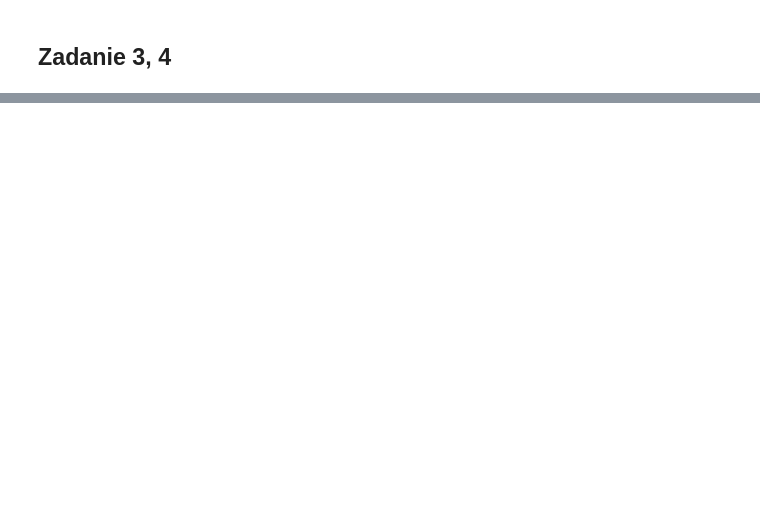
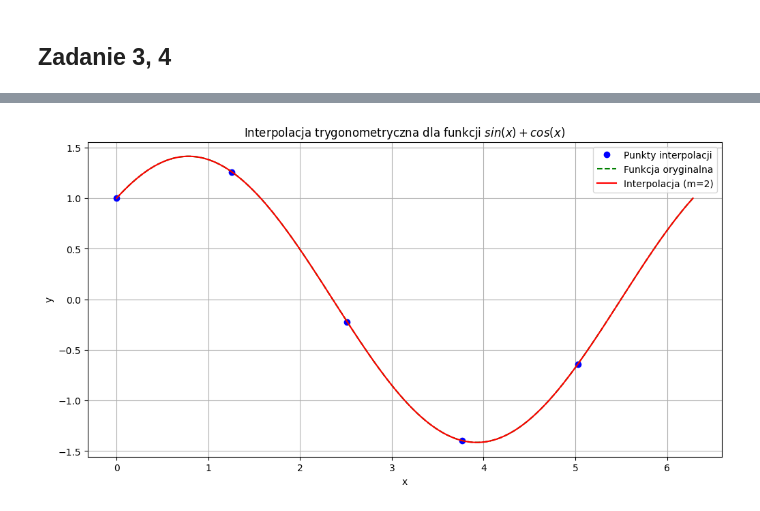
Before and after one commit to maxi7524/numerical-methods, a Jupyter notebook: results.ipynb, the cells around one changed output, grey strips where cells are left out. Saved outputs shown, nothing was run; the diff lists cells and outputs as text; code cells hidden in the pictures; blank space fills up the shorter version.

```diff
--- a/results.ipynb
+++ b/results.ipynb
@@ -344,0 +452,98 @@ NameError: name 'clenshaw_evaluate' is not defined
+# %%
+def trigonometric_interpolation(f, m):
+    """
+    Compute trigonometric interpolation for function f with parameter m.
+
+    Parameters:
+    f: Function to interpolate
+    m: Parameter determining number of coefficients
+
+    Returns:
+    callable: Interpolating function
+    """
+    n = 2 * m
+    # Generate z points according to the formula
+    z = np.array([(2 * np.pi * k) / (n + 1) for k in range(n + 1)])
+    f_values = f(z)
+
+    # Calculate c coefficient
+    c = (1 / (n + 1)) * np.sum(f_values)
+
+    # Calculate a and b coefficients
+    a = np.zeros(m + 1)
+    b = np.zeros(m + 1)
+
+    for k in range(1, m + 1):
+        a[k] = (2 / (n + 1)) * np.sum(f_values * np.cos(k * z))
+        b[k] = (2 / (n + 1)) * np.sum(f_values * np.sin(k * z))
+
+    def interpolant(x):
+        """Evaluate the interpolating function at point x"""
+        result = c
+        for s in range(1, m + 1):
+            result += a[s] * np.cos(s * x) + b[s] * np.sin(s * x)
+        return result
+
+    return interpolant
+
+def test_trigonometric_interpolation():
+    """
+    Test the trigonometric interpolation with the same functions as before
+    """
+    test_funcs = {
+        'trygonometryczna': (lambda x: np.sin(x) + np.cos(x), 'funkcji $sin(x) + cos(x)$'),
+        'wymierna': (lambda x: 1/(1 + x**2), 'funkcji $1/(1 + x^2)$'),
+        'podłoga': (lambda x: np.floor(x), 'funkcji podłoga')
+    }
+
+    m_values = range(2, 100)  # Test different m values
+
+    for func_name, (func, label) in test_funcs.items():
+        errors = []
+
+        for m in m_values:
+            # Get interpolating function
+            interpolant = trigonometric_interpolation(func, m)
+
+            # Compute error
+            x_eval = np.linspace(0, 2*np.pi, 1000, endpoint=True)
+            y_true = func(x_eval)
+            y_approx = np.array([interpolant(x) for x in x_eval])
+            error = np.max(np.abs(y_true - y_approx))
+            errors.append(error)
+
+            # Plot comparison for specific m values
+            if m in [2, 5, 10, 30]:
+                n = 2 * m
+                z = np.array([(2 * np.pi * k) / (n + 1) for k in range(n + 1)])
+                plt.figure(figsize=(12, 6))
+                plt.plot(z, func(z), 'bo', label='Punkty interpolacji')
+                plt.plot(x_eval, y_true, 'g--', label='Funkcja oryginalna')
+                plt.plot(x_eval, y_approx, 'r-', label=f'Interpolacja (m={m})')
+                plt.xlabel('x')
+                plt.ylabel('y')
+                plt.title(f'Interpolacja trygonometryczna dla {label}')
+                plt.grid(True)
+                plt.legend()
+                plt.show()
+
+        # Plot errors
+        plt.figure(figsize=(12, 6))
+        plt.plot(m_values, errors, 'bo-')
+        plt.yscale('log')
+        plt.xlabel('Parametr m')
+        plt.ylabel('Błąd w metryce Czebyszewa')
+        plt.title(f'Błąd interpolacji trygonometrycznej dla {label}')
+        plt.grid(True)
+        plt.show()
+
+        # Print statistics
+        min_error_idx = np.argmin(errors)
+        print(f"\nWyniki dla {label}:")
+        print(f"Minimalny błąd: {errors[min_error_idx]:.2e}")
+        print(f"Osiągnięty dla m={m_values[min_error_idx]}")
+
+# Run the tests
+test_trigonometric_interpolation()
+# %% [output]
+[figure, added]
```
Also changed, not shown: parts of 17 cells of this notebook, 3 other files.
